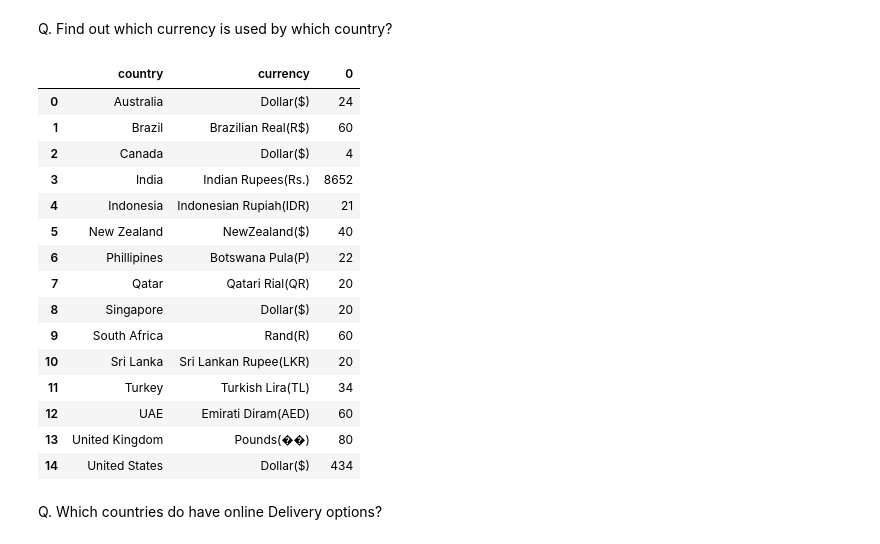
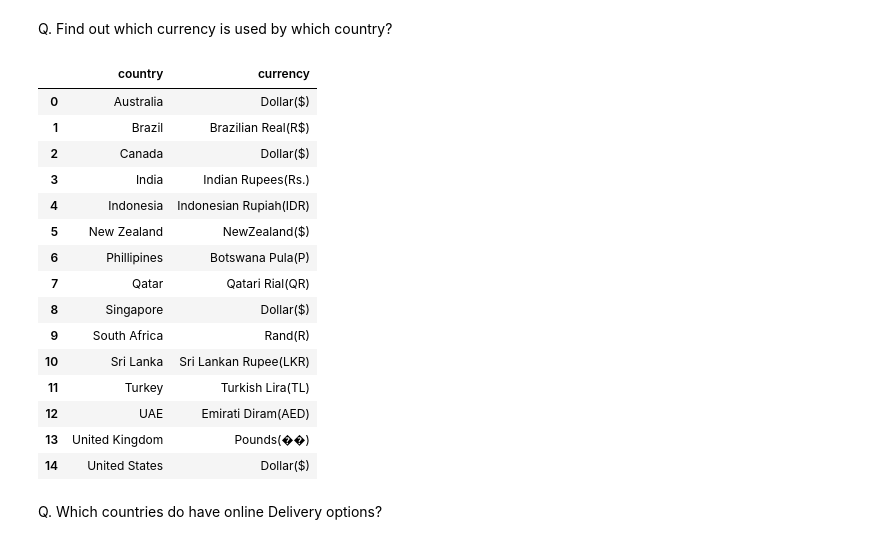
Before and after one commit to kirandhasade/zomato_data_analysis, a Jupyter notebook: Zomato dataset.ipynb, the cells around one changed output. Cells and saved outputs as stored; diff of their text form; code cells hidden in the pictures.

```diff
--- a/Zomato dataset.ipynb
+++ b/Zomato dataset.ipynb
@@ -37,3 +37,10 @@ df_country=pd.read_excel('Country-Code.xlsx')
 # %%
 # Merge two datasets on Country_Code column
 final_df=pd.merge(df,df_country,on='Country Code',how='left')
+# %%
+currency_exchange_data={'Country':['Phillipines', 'Brazil', 'United States', 'Australia', 'Canada',
+       'Singapore', 'UAE', 'India', 'Indonesia', 'New Zealand',
+       'United Kingdom', 'Qatar', 'South Africa', 'Sri Lanka', 'Turkey'],
+     'exchange_rate_in_US_dollar':[0.018,0.19,1,0.66,0.73,0.74,0.27,0.012,0.000065,0.612,1.18,0.2733,0.054,0.0030,0.0053]}
+# %%
+currency_exchange_df=pd.DataFrame(currency_exchange_data)
@@ -39,0 +56,2 @@ final_df=pd.merge(df,df_country,on='Country Code',how='left')
+# %%
+final_df=pd.merge(final_df,currency_exchange_df,on='Country',how='left')
@@ -389,24 +417,24 @@ Maximum number of zero ratings are from Indian customer
 # %% [markdown]
 Q.  Find out which currency is used by which country?
 # %%
-final_df[['country','currency']].groupby(['country','currency']).size().reset_index()
+final_df[['country','currency']].groupby(['country','currency']).size().reset_index()[['country','currency']]
 # %% [output]
-|  | country | currency | 0 |
-| 0 | Australia | Dollar($) | 24 |
-| 1 | Brazil | Brazilian Real(R$) | 60 |
-| 2 | Canada | Dollar($) | 4 |
-| 3 | India | Indian Rupees(Rs.) | 8652 |
-| 4 | Indonesia | Indonesian Rupiah(IDR) | 21 |
-| 5 | New Zealand | NewZealand($) | 40 |
-| 6 | Phillipines | Botswana Pula(P) | 22 |
-| 7 | Qatar | Qatari Rial(QR) | 20 |
-| 8 | Singapore | Dollar($) | 20 |
-| 9 | South Africa | Rand(R) | 60 |
-| 10 | Sri Lanka | Sri Lankan Rupee(LKR) | 20 |
-| 11 | Turkey | Turkish Lira(TL) | 34 |
-| 12 | UAE | Emirati Diram(AED) | 60 |
-| 13 | United Kingdom | Pounds(��) | 80 |
-| 14 | United States | Dollar($) | 434 |
+|  | country | currency |
+| 0 | Australia | Dollar($) |
+| 1 | Brazil | Brazilian Real(R$) |
+| 2 | Canada | Dollar($) |
+| 3 | India | Indian Rupees(Rs.) |
+| 4 | Indonesia | Indonesian Rupiah(IDR) |
+| 5 | New Zealand | NewZealand($) |
+| 6 | Phillipines | Botswana Pula(P) |
+| 7 | Qatar | Qatari Rial(QR) |
+| 8 | Singapore | Dollar($) |
+| 9 | South Africa | Rand(R) |
+| 10 | Sri Lanka | Sri Lankan Rupee(LKR) |
+| 11 | Turkey | Turkish Lira(TL) |
+| 12 | UAE | Emirati Diram(AED) |
+| 13 | United Kingdom | Pounds(��) |
+| 14 | United States | Dollar($) |
 # %% [markdown]
 Q. Which countries do have online Delivery options?
 # %%
```
Also changed, not shown: parts of 16 cells of this notebook.
